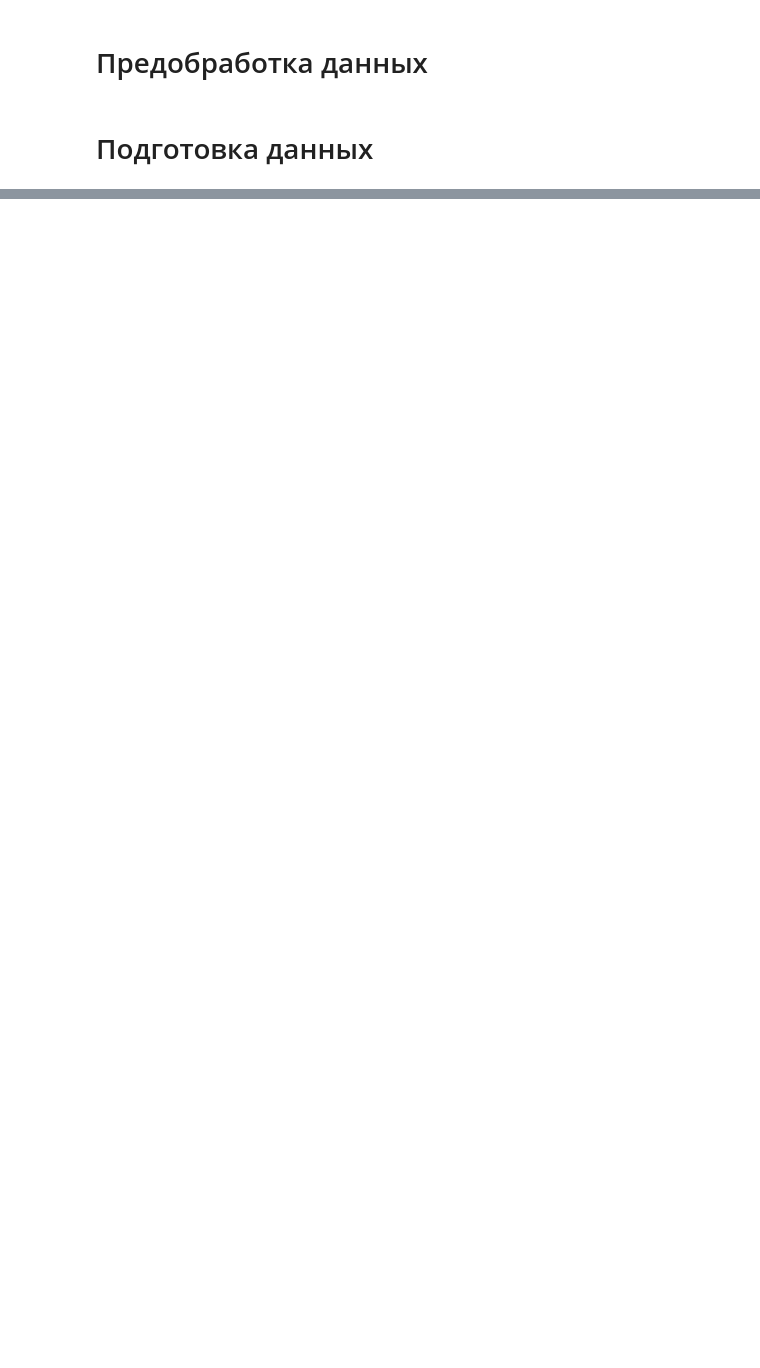
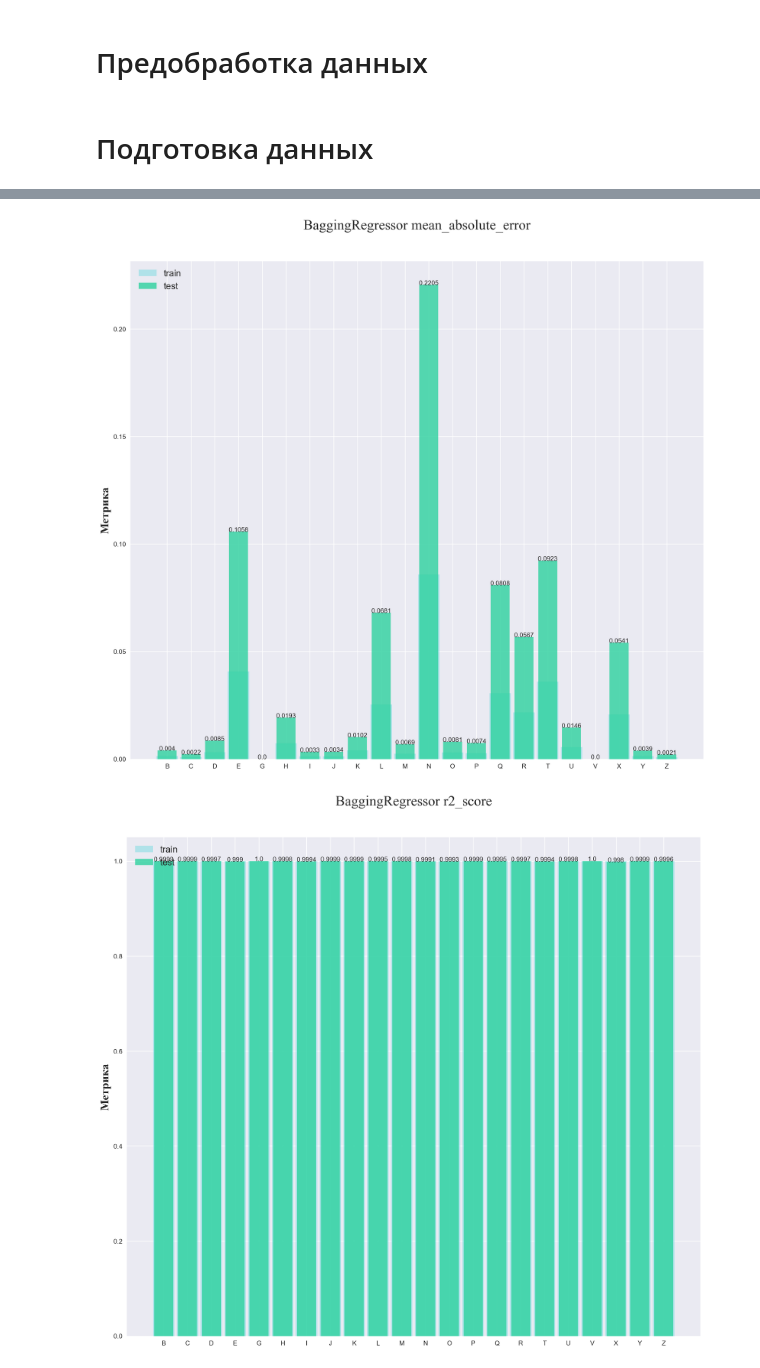
Before and after one commit to Flyer-DM/aeroflot_ML, a Jupyter notebook: прогнозирование спроса рейса для всех классов.ipynb, the cells around one changed output, grey strips where cells are left out. Cells and saved outputs as stored; diff of their text form; code cells hidden in the pictures; blank space fills up the shorter version.

Commit message:
Обучены модели BaggingRegressor на балансе классов

```diff
--- a/прогнозирование спроса рейса для всех классов.ipynb
+++ b/прогнозирование спроса рейса для всех классов.ipynb
@@ -74,14 +82,9 @@ del apr_days, may_days, dec_days, jan_days, april, may, december, january, origi
 # %% [markdown]
 # Подготовка данных
 # %%
-%%time
 path = 'F:\\reg_prepared\\'
 paths = os.listdir(path=path)
 datasets = {file[-5:-6:-1]: pd.read_csv(path + file) for file in paths}
-for dataset in tqdm(datasets):
+for dataset in datasets:
     data = datasets[dataset]
     data.drop(columns=['SEG_CLASS_CODE'], inplace=True)
-key, dataset_display = random.choice(list(datasets.items()))
-dataset_display.rename_axis(key, axis="columns", inplace=True)
-display(dataset_display.head())
-del key, dataset_display
@@ -107,7 +102,7 @@ def train(model: BaseEstimator, dataset: pd.DataFrame, scores: tuple) -> tuple:
         score_test[str(score).split()[1]] = round(score(y_test, y_test_pred), 4)
     return model, score_train, score_test
 
-def train_models(model: BaseEstimator, datasets: pd.DataFrame, metrics) -> tuple:
+def train_models(model: BaseEstimator, datasets: pd.DataFrame, metrics: tuple) -> tuple:
     cycle = tqdm(datasets)
     models, train_scores, test_scores = [], [], []
     for dataset in cycle:
@@ -117,11 +112,34 @@ def train_models(model: BaseEstimator, datasets: pd.DataFrame, metrics) -> tuple
         train_scores.append(result_training[1])
         test_scores.append(result_training[2])
     return models, train_scores, test_scores
+
+def charts(model: BaseEstimator, classes: list, train_scores: list, test_scores: list) -> None:
+    metrics = tuple(train_scores[0].keys()) # кортеж всех метрик
+    plt.style.use("seaborn")
+    for i in range(len(train_scores[0])):
+        plt.figure(figsize=(16, 14), dpi=180)
+        test_score = np.clip([score[metrics[i]] for score in test_scores], 0, 1)
+        plt.bar(classes, np.clip([score[metrics[i]] for score in train_scores], 0, 1), width=.9,
+                  label='train', alpha=.5, color='#78DBE2') # метрики для train
+        plt.bar(classes, test_score, width=.8, label='test', alpha=.8, color='#2dd29f') # test
+        title = re.match(r'\w+(?=\()', str(model))[0] + ' ' + metrics[i]
+        plt.title(title, pad=50, fontsize=22, fontname="Times New Roman")
+        for j in range(len(classes)):
+            plt.text(j, test_score[j], test_scores[j][metrics[i]], ha='center')
+        plt.ylabel('Метрика', fontweight='bold', fontsize=18, fontname="Times New Roman")
+        plt.legend(fontsize=14, loc='upper left')
+        plt.show()
 # %%
 metrics = (mean_absolute_error, r2_score)
 # MAE - в среднем отклонение между реальным и предсказанным значениями (меньше - лучше)
 # R2 - насколько данные соответсвуют модели (чем ближе к 1.0, тем лучше); > 80% идеал
+model = BaggingRegressor(n_jobs=-1)
 # %%
-models, train_scores, test_scores = train_models(KNeighborsRegressor(), datasets, metrics)
+models, train_scores, test_scores = train_models(model, datasets, metrics)
+# %%
+charts(model, datasets.keys(), train_scores, test_scores)
+# %% [output]
+[figure, added]
+[figure, added]
 # %%
 for model, scd in zip(models, datasets.keys()):
```
Also changed, not shown: parts of 5 cells of this notebook.
